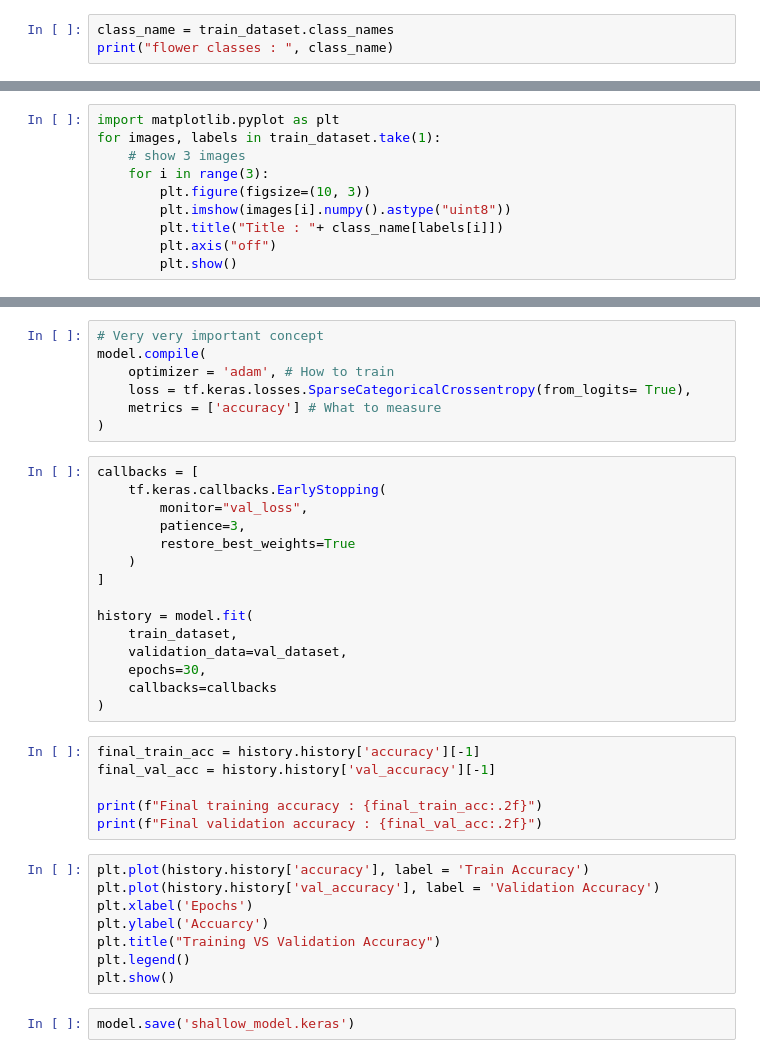
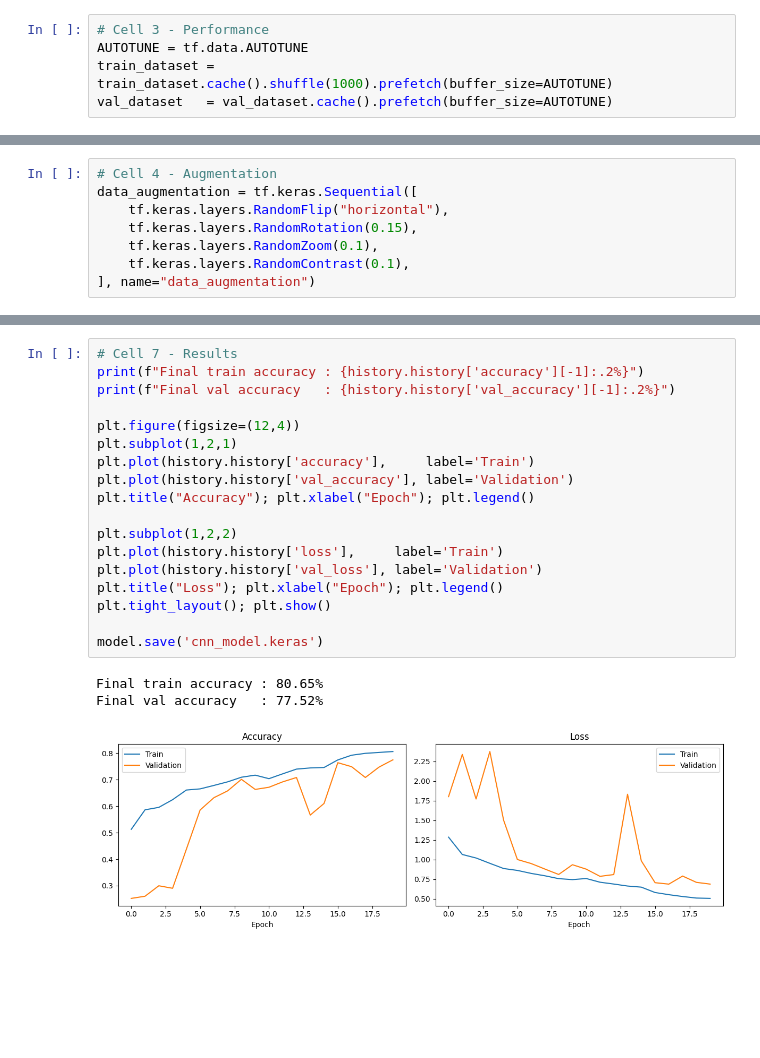
Before and after one commit to Sourav1331/flora-vision, a Jupyter notebook: flower_prediction.ipynb, the cells around one changed output, grey strips where cells are left out. Drawn from its saved outputs; the diff is of its cells as text; blank space fills up the shorter version.

Commit message:
training completed

```diff
--- a/flower_prediction.ipynb
+++ b/flower_prediction.ipynb
@@ -31,3 +41,5 @@ Using 734 files for validation.
 # %%
-class_name = train_dataset.class_names
-print("flower classes : ", class_name)
+# Cell 3 - Performance
+AUTOTUNE = tf.data.AUTOTUNE
+train_dataset = train_dataset.cache().shuffle(1000).prefetch(buffer_size=AUTOTUNE)
+val_dataset   = val_dataset.cache().prefetch(buffer_size=AUTOTUNE)
@@ -36,11 +46,9 @@ flower classes :  ['daisy_images', 'dandelion_images', 'rose_images', 'sunflower
 # %%
-import matplotlib.pyplot as plt
-for images, labels in train_dataset.take(1):
-    # show 3 images
-    for i in range(3):
-        plt.figure(figsize=(10, 3))
-        plt.imshow(images[i].numpy().astype("uint8"))
-        plt.title("Title : "+ class_name[labels[i]])
-        plt.axis("off")
-        plt.show()
+# Cell 4 - Augmentation
+data_augmentation = tf.keras.Sequential([
+    tf.keras.layers.RandomFlip("horizontal"),
+    tf.keras.layers.RandomRotation(0.15),
+    tf.keras.layers.RandomZoom(0.1),
+    tf.keras.layers.RandomContrast(0.1),
+], name="data_augmentation")
 # %%
@@ -59,38 +146,22 @@ model = tf.keras.Sequential([
 # %%
-# Very very important concept
-model.compile(
-    optimizer = 'adam', # How to train
-    loss = tf.keras.losses.SparseCategoricalCrossentropy(from_logits= True),
-    metrics = ['accuracy'] # What to measure
-)
+# Cell 7 - Results
+print(f"Final train accuracy : {history.history['accuracy'][-1]:.2%}")
+print(f"Final val accuracy   : {history.history['val_accuracy'][-1]:.2%}")
+
+plt.figure(figsize=(12,4))
+plt.subplot(1,2,1)
+plt.plot(history.history['accuracy'],     label='Train')
+plt.plot(history.history['val_accuracy'], label='Validation')
+plt.title("Accuracy"); plt.xlabel("Epoch"); plt.legend()
+
+plt.subplot(1,2,2)
+plt.plot(history.history['loss'],     label='Train')
+plt.plot(history.history['val_loss'], label='Validation')
+plt.title("Loss"); plt.xlabel("Epoch"); plt.legend()
+plt.tight_layout(); plt.show()
+
+model.save('cnn_model.keras')
+# %% [output]
+Final train accuracy : 80.65%
+Final val accuracy   : 77.52%
+[figure, added]
-# %%
-callbacks = [
-    tf.keras.callbacks.EarlyStopping(
-        monitor="val_loss",
-        patience=3,
-        restore_best_weights=True
-    )
-]
-
-history = model.fit(
-    train_dataset,
-    validation_data=val_dataset,
-    epochs=30,
-    callbacks=callbacks
-)
-# %%
-final_train_acc = history.history['accuracy'][-1]
-final_val_acc = history.history['val_accuracy'][-1]
-
-print(f"Final training accuracy : {final_train_acc:.2f}")
-print(f"Final validation accuracy : {final_val_acc:.2f}")
-# %%
-plt.plot(history.history['accuracy'], label = 'Train Accuracy')
-plt.plot(history.history['val_accuracy'], label = 'Validation Accuracy')
-plt.xlabel('Epochs')
-plt.ylabel('Accuarcy')
-plt.title("Training VS Validation Accuracy")
-plt.legend()
-plt.show()
-# %%
-model.save('shallow_model.keras')
```
Also changed, not shown: parts of 6 cells of this notebook.
